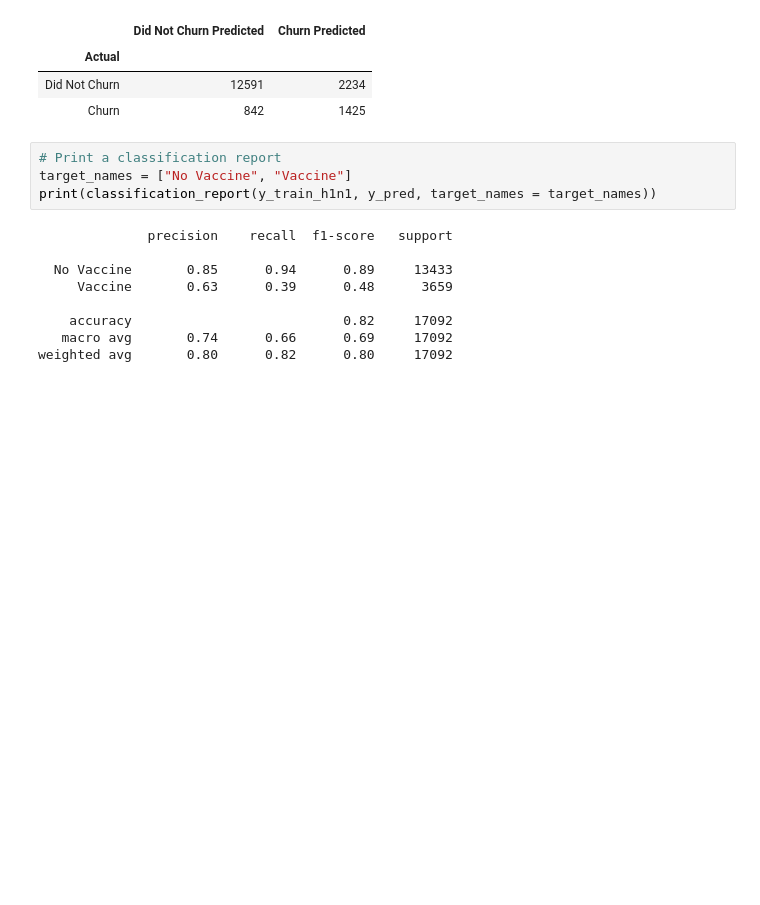
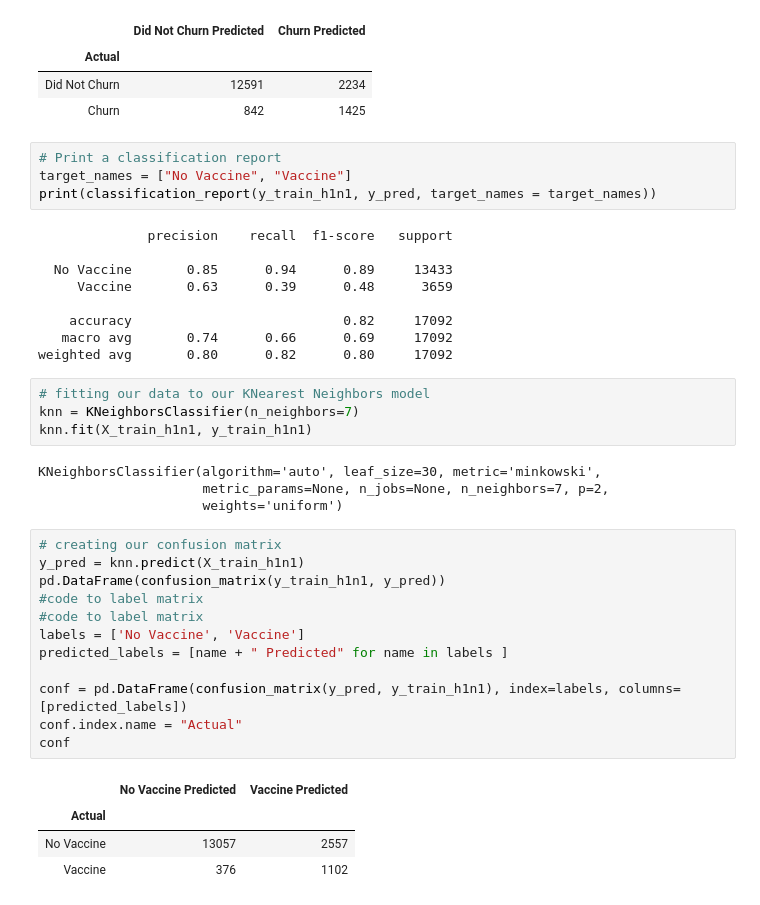
Before and after one commit to JadaShipp/predicting_flu, a Jupyter notebook: modeling.ipynb, the cells around one changed output. Cells and saved outputs as stored; diff of their text form; blank space fills up the shorter version.

Commit message:
added knn model

```diff
--- a/modeling.ipynb
+++ b/modeling.ipynb
@@ -274,3 +274,28 @@ print(classification_report(y_train_h1n1, y_pred, target_names = target_names))
     accuracy                           0.82     17092
    macro avg       0.74      0.66      0.69     17092
 weighted avg       0.80      0.82      0.80     17092
+# %%
+# fitting our data to our KNearest Neighbors model
+knn = KNeighborsClassifier(n_neighbors=7)
+knn.fit(X_train_h1n1, y_train_h1n1)
+# %% [output]
+KNeighborsClassifier(algorithm='auto', leaf_size=30, metric='minkowski',
+                     metric_params=None, n_jobs=None, n_neighbors=7, p=2,
+                     weights='uniform')
+# %%
+# creating our confusion matrix
+y_pred = knn.predict(X_train_h1n1)
+pd.DataFrame(confusion_matrix(y_train_h1n1, y_pred))
+#code to label matrix
+#code to label matrix
+labels = ['No Vaccine', 'Vaccine']
+predicted_labels = [name + " Predicted" for name in labels ]
+
+conf = pd.DataFrame(confusion_matrix(y_pred, y_train_h1n1), index=labels, columns=[predicted_labels])
+conf.index.name = "Actual"
+conf
+# %% [output]
+|  | No Vaccine Predicted | Vaccine Predicted |
+| Actual |  |  |
+| No Vaccine | 13057 | 2557 |
+| Vaccine | 376 | 1102 |
```
Also changed, not shown: parts of 1 cell of this notebook.
